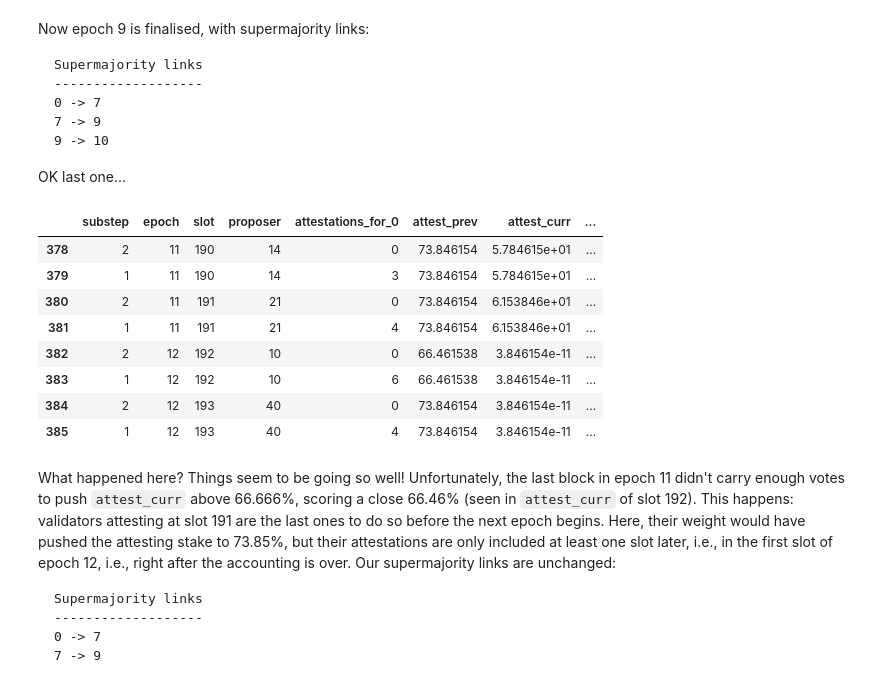
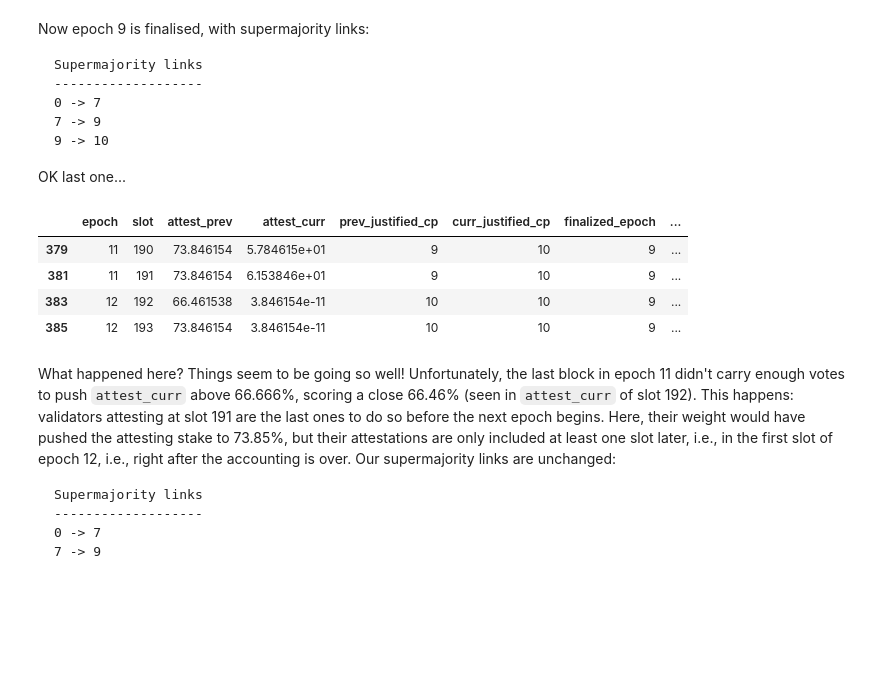
Before and after one commit to ethereum/rig, a Jupyter notebook: eth2economics/code/beaconrunner2049/beacon_runner_2049.ipynb, the cells around one changed output. Cells and saved outputs as stored; diff of their text form; code cells hidden in the pictures; blank space fills up the shorter version.

````diff
--- a/eth2economics/code/beaconrunner2049/beacon_runner_2049.ipynb
+++ b/eth2economics/code/beaconrunner2049/beacon_runner_2049.ipynb
@@ -322,25 +322,22 @@ df[df.substep == 1].plot('timestep', ['activity_ratio_0', 'activity_ratio_1'])
 # %% [markdown]
 Unsurprisingly, partition 0 is the quickest to reach an activity ratio of 2 and thus resumes finalisation much earlier than partition 1. Let's dive into what happens as the chains start finalising again. We'll grab a few more outputs from our simulations first.
 # %%
-df["finalized_epoch_0"] = df.network.apply(
-    lambda nt: nt.sets[0].beacon_state.finalized_checkpoint.epoch
-)
-df["finalized_epoch_1"] = df.network.apply(
-    lambda nt: nt.sets[1].beacon_state.finalized_checkpoint.epoch
-)
-df['just_bits'] = df.network.apply(
-    lambda network: network.sets[0].beacon_state.justification_bits
-)
 df['slot'] = df.network.apply(
     lambda network: network.sets[0].beacon_state.slot
 )
 df['epoch'] = df.network.apply(
     lambda network: specs.get_current_epoch(network.sets[0].beacon_state)
 )
-df['previous_justified_checkpoint'] = df.network.apply(
+df["finalized_epoch"] = df.network.apply(
+    lambda nt: nt.sets[0].beacon_state.finalized_checkpoint.epoch
+)
+df['just_bits'] = df.network.apply(
+    lambda network: network.sets[0].beacon_state.justification_bits
+)
+df['prev_justified_cp'] = df.network.apply(
     lambda network: network.sets[0].beacon_state.previous_justified_checkpoint.epoch
 )
-df['current_justified_checkpoint'] = df.network.apply(
+df['curr_justified_cp'] = df.network.apply(
     lambda network: network.sets[0].beacon_state.current_justified_checkpoint.epoch
 )
 df['proposer'] = df.network.apply(
@@ -501,19 +464,15 @@ Supermajority links
 
 OK last one...
 # %%
-subs = df[(df.slot >= 190) & (df.slot < 194)]
-subs[['substep', 'epoch', 'slot', 'proposer', 'attestations_for_0', 'attest_prev', 'attest_curr',
-      'previous_justified_checkpoint', 'current_justified_checkpoint', 'finalized_epoch_0', 'just_bits']]
+subs = df[(df.slot >= 190) & (df.slot < 194) & (df.substep == 1)]
+subs[['epoch', 'slot', 'attest_prev', 'attest_curr',
+      'prev_justified_cp', 'curr_justified_cp', 'finalized_epoch', 'just_bits']]
 # %% [output]
-|  | substep | epoch | slot | proposer | attestations_for_0 | attest_prev | attest_curr | ... |
-| 378 | 2 | 11 | 190 | 14 | 0 | 73.846154 | 5.784615e+01 | ... |
-| 379 | 1 | 11 | 190 | 14 | 3 | 73.846154 | 5.784615e+01 | ... |
-| 380 | 2 | 11 | 191 | 21 | 0 | 73.846154 | 6.153846e+01 | ... |
-| 381 | 1 | 11 | 191 | 21 | 4 | 73.846154 | 6.153846e+01 | ... |
-| 382 | 2 | 12 | 192 | 10 | 0 | 66.461538 | 3.846154e-11 | ... |
-| 383 | 1 | 12 | 192 | 10 | 6 | 66.461538 | 3.846154e-11 | ... |
-| 384 | 2 | 12 | 193 | 40 | 0 | 73.846154 | 3.846154e-11 | ... |
-| 385 | 1 | 12 | 193 | 40 | 4 | 73.846154 | 3.846154e-11 | ... |
+|  | epoch | slot | attest_prev | attest_curr | prev_justified_cp | curr_justified_cp | finalized_epoch | ... |
+| 379 | 11 | 190 | 73.846154 | 5.784615e+01 | 9 | 10 | 9 | ... |
+| 381 | 11 | 191 | 73.846154 | 6.153846e+01 | 9 | 10 | 9 | ... |
+| 383 | 12 | 192 | 66.461538 | 3.846154e-11 | 10 | 10 | 9 | ... |
+| 385 | 12 | 193 | 73.846154 | 3.846154e-11 | 10 | 10 | 9 | ... |
 # %% [markdown]
 What happened here? Things seem to be going so well! Unfortunately, the last block in epoch 11 didn't carry enough votes to push `attest_curr` above 66.666%, scoring a close 66.46% (seen in `attest_curr` of slot 192). This happens: validators attesting at slot 191 are the last ones to do so before the next epoch begins. Here, their weight would have pushed the attesting stake to 73.85%, but their attestations are only included at least one slot later, i.e., in the first slot of epoch 12, i.e., right after the accounting is over. Our supermajority links are unchanged:
 ```
````
Also changed, not shown: parts of 7 cells of this notebook.
